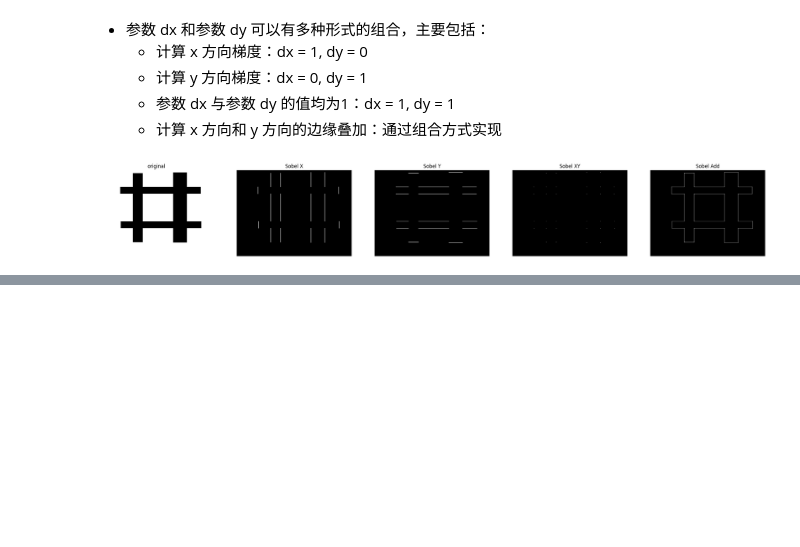
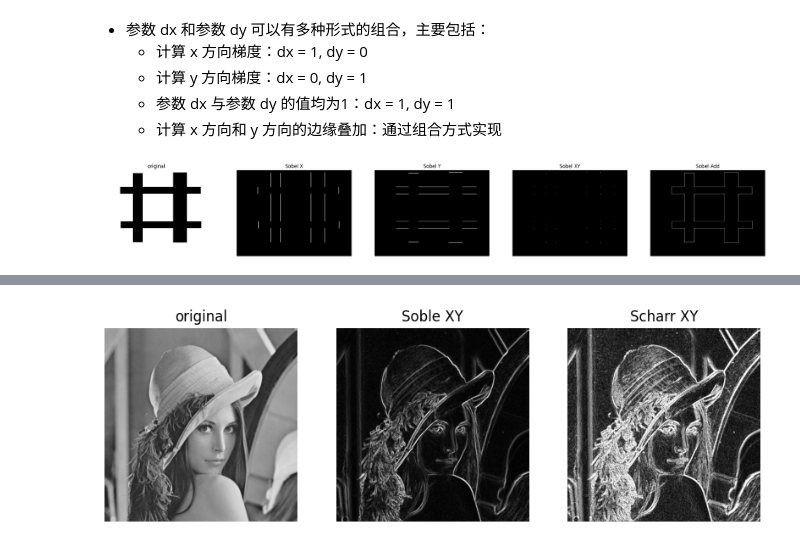
Before and after one commit to MercuryHaipeng/Getting-Started-with-OpenCV-Python-Edition-2nd-Edition-, a Jupyter notebook: Chapter 9/9-1.ipynb, the cells around one changed output, grey strips where cells are left out. Saved outputs shown, nothing was run; the diff lists cells and outputs as text; code cells hidden in the pictures; blank space fills up the shorter version.

```diff
--- a/Chapter 9/9-1.ipynb
+++ b/Chapter 9/9-1.ipynb
@@ -88,0 +135,35 @@ plt.show()
+# %%
+# Sobel 算子和 Scharr 算子的比较
+import cv2
+o = cv2.imread('lena.bmp', cv2.IMREAD_GRAYSCALE)
+sobelx = cv2.Sobel(o,cv2.CV_64F, 1, 0, ksize=3)
+sobely = cv2.Sobel(o,cv2.CV_64F, 0, 1, ksize=3)
+sobelx = cv2.convertScaleAbs(sobelx)   # 转回uint8
+sobely = cv2.convertScaleAbs(sobely)
+sobelxy = cv2.addWeighted(sobelx, 0.5, sobely, 0.5, 0)
+scharrx = cv2.Scharr(o, cv2.CV_64F, 1, 0)
+scharry = cv2.Scharr(o, cv2.CV_64F, 0, 1)
+scharrx = cv2.convertScaleAbs(scharrx)   # 转回uint8
+scharry = cv2.convertScaleAbs(scharry)
+scharrxy = cv2.addWeighted(scharrx, 0.5, scharry, 0.5, 0)
+
+o = cv2.cvtColor(o, cv2.COLOR_BGR2RGB)
+sobelxy = cv2.cvtColor(sobelxy, cv2.COLOR_BGR2RGB)
+scharrxy = cv2.cvtColor(scharrxy, cv2.COLOR_BGR2RGB)
+
+plt.figure(figsize=(10, 4))
+plt.subplot(131)
+plt.imshow(o)
+plt.title("original")
+plt.axis("off")
+plt.subplot(132)
+plt.imshow(sobelxy)
+plt.title("Soble XY")
+plt.axis("off")
+plt.subplot(133)
+plt.imshow(scharrxy)
+plt.title("Scharr XY")
+plt.axis("off")
+plt.show()
+# %% [output]
+[figure, added]
```
Also changed, not shown: parts of 8 cells of this notebook, 9 other files.
